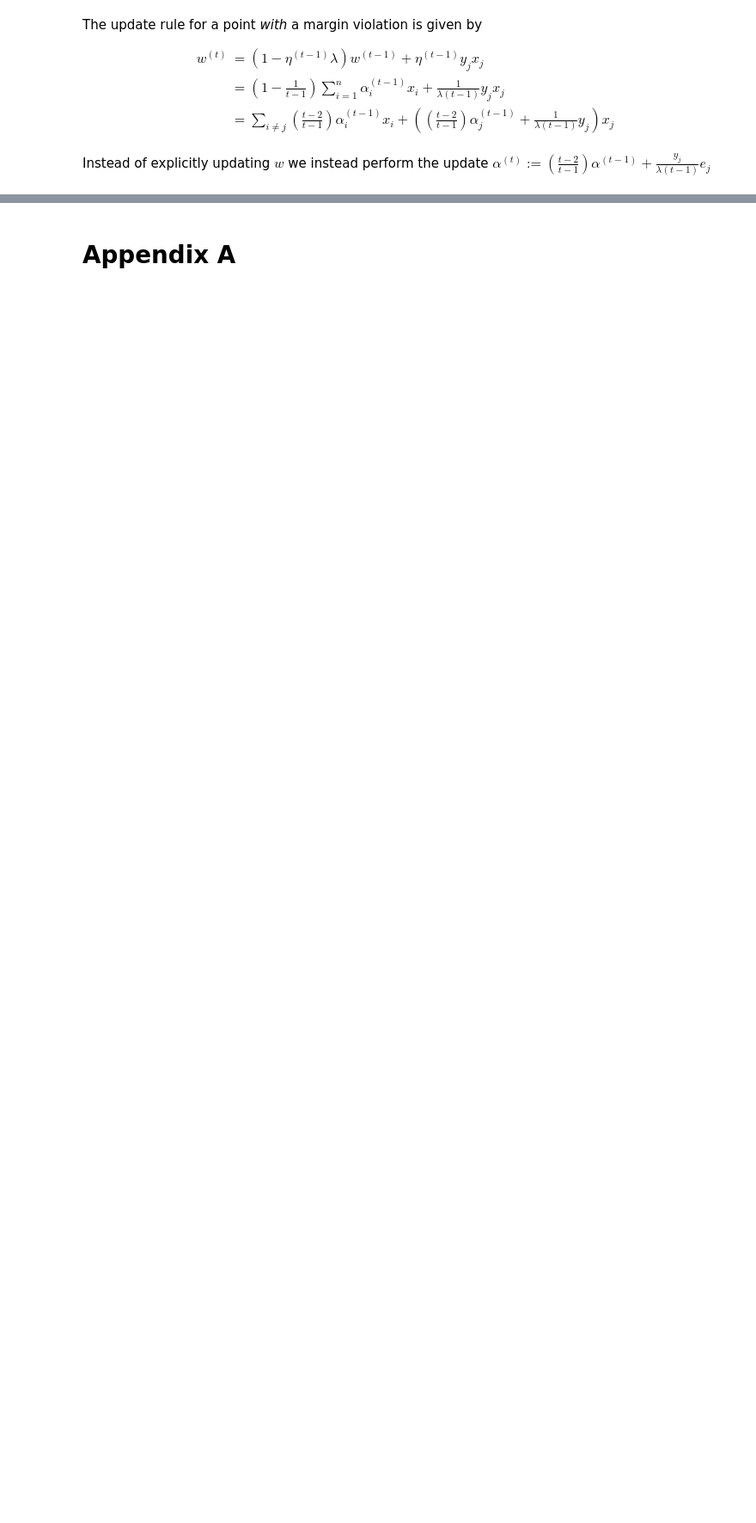
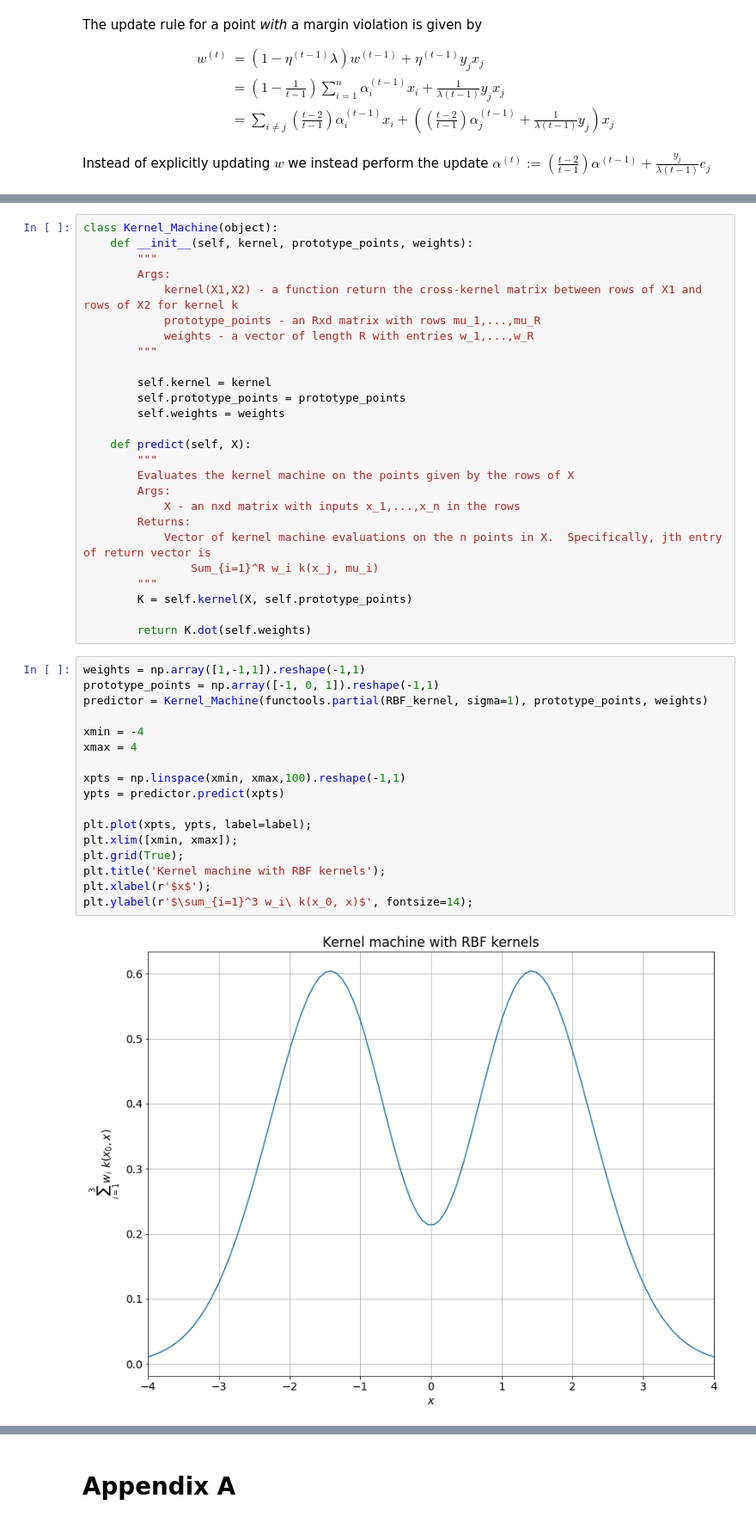
Before and after one commit to chaaland/bloomberg-ml-course, a Jupyter notebook: HW4/writeup/HW4.ipynb, the cells around one changed output, grey strips where cells are left out. Shown: that part at 86% size. Saved outputs shown, nothing was run; the diff lists cells and outputs as text; blank space fills up the shorter version.

```diff
--- a/HW4/writeup/HW4.ipynb
+++ b/HW4/writeup/HW4.ipynb
@@ -214,0 +296,45 @@ Instead of explicitly updating $w$ we instead perform the update $\alpha^{(t)} :
+# %%
+class Kernel_Machine(object):
+    def __init__(self, kernel, prototype_points, weights):
+        """
+        Args:
+            kernel(X1,X2) - a function return the cross-kernel matrix between rows of X1 and rows of X2 for kernel k
+            prototype_points - an Rxd matrix with rows mu_1,...,mu_R
+            weights - a vector of length R with entries w_1,...,w_R
+        """
+
+        self.kernel = kernel
+        self.prototype_points = prototype_points
+        self.weights = weights
+
+    def predict(self, X):
+        """
+        Evaluates the kernel machine on the points given by the rows of X
+        Args:
+            X - an nxd matrix with inputs x_1,...,x_n in the rows
+        Returns:
+            Vector of kernel machine evaluations on the n points in X.  Specifically, jth entry of return vector is
+                Sum_{i=1}^R w_i k(x_j, mu_i)
+        """
+        K = self.kernel(X, self.prototype_points)
+
+        return K.dot(self.weights)
+# %%
+weights = np.array([1,-1,1]).reshape(-1,1)
+prototype_points = np.array([-1, 0, 1]).reshape(-1,1)
+predictor = Kernel_Machine(functools.partial(RBF_kernel, sigma=1), prototype_points, weights)
+
+xmin = -4
+xmax = 4
+
+xpts = np.linspace(xmin, xmax,100).reshape(-1,1)
+ypts = predictor.predict(xpts)
+
+plt.plot(xpts, ypts, label=label);
+plt.xlim([xmin, xmax]);
+plt.grid(True);
+plt.title('Kernel machine with RBF kernels');
+plt.xlabel(r'$x$');
+plt.ylabel(r'$\sum_{i=1}^3 w_i\ k(x_0, x)$', fontsize=14);
+# %% [output]
+[figure, added]
```
Also changed, not shown: parts of 19 cells of this notebook.
